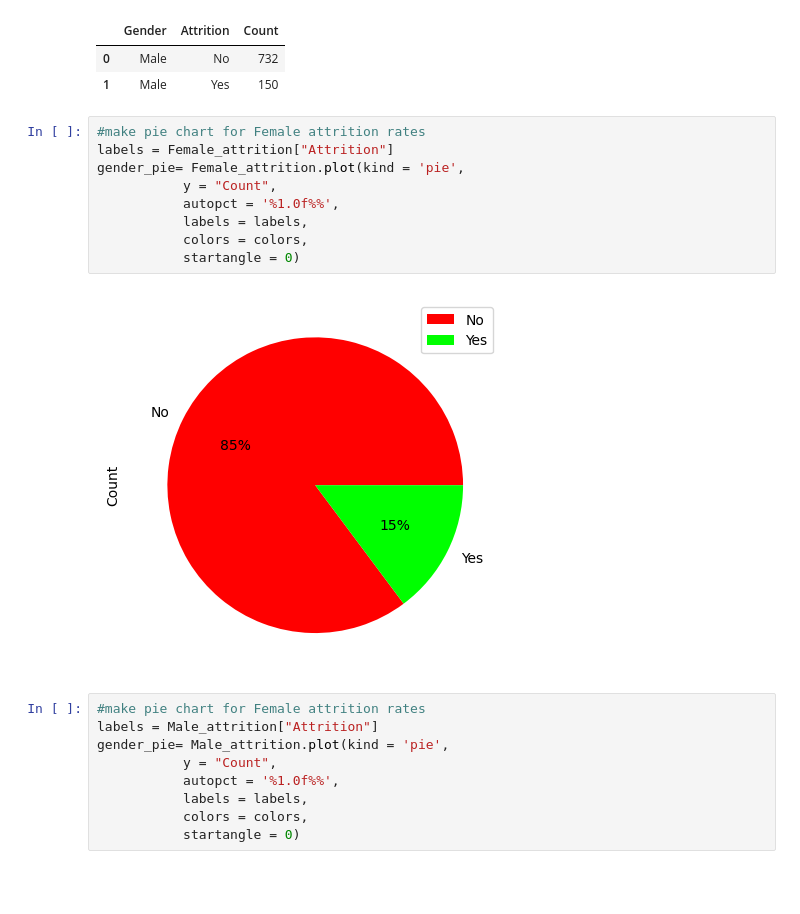
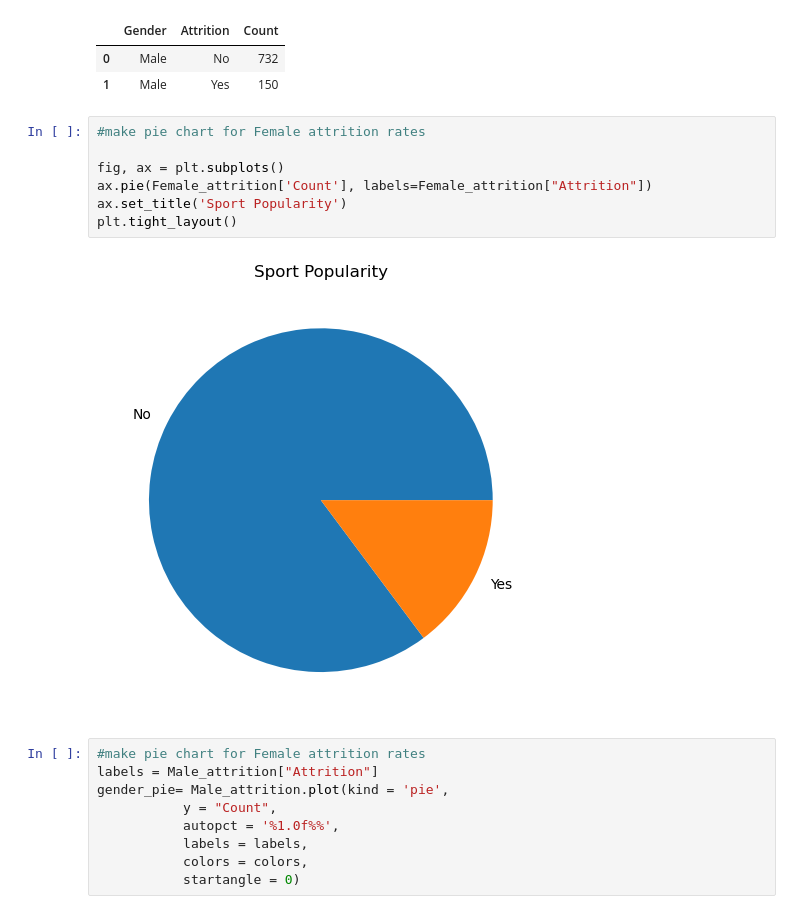
Before and after one commit to Jeff-Wince/GroupProj_Aakash_Jeff_Sonila_Stephanie, a Jupyter notebook: HR-Employee-Attrition.ipynb, the cells around one changed output. Drawn from its saved outputs; the diff is of its cells as text; blank space fills up the shorter version.

```diff
--- a/HR-Employee-Attrition.ipynb
+++ b/HR-Employee-Attrition.ipynb
@@ -520,15 +605,13 @@ Male_attrition
 | 1 | Male | Yes | 150 |
 # %%
 #make pie chart for Female attrition rates
-labels = Female_attrition["Attrition"]
-gender_pie= Female_attrition.plot(kind = 'pie',
-           y = "Count",
-           autopct = '%1.0f%%',
-           labels = labels,
-           colors = colors,
-           startangle = 0)
+
+fig, ax = plt.subplots()
+ax.pie(Female_attrition['Count'], labels=Female_attrition["Attrition"])
+ax.set_title('Sport Popularity')
+plt.tight_layout()
 # %% [output]
-[figure, old version]
+[figure, new version]
 # %%
 #make pie chart for Female attrition rates
 labels = Male_attrition["Attrition"]
```
Also changed, not shown: parts of 11 cells of this notebook, 3 other files.
